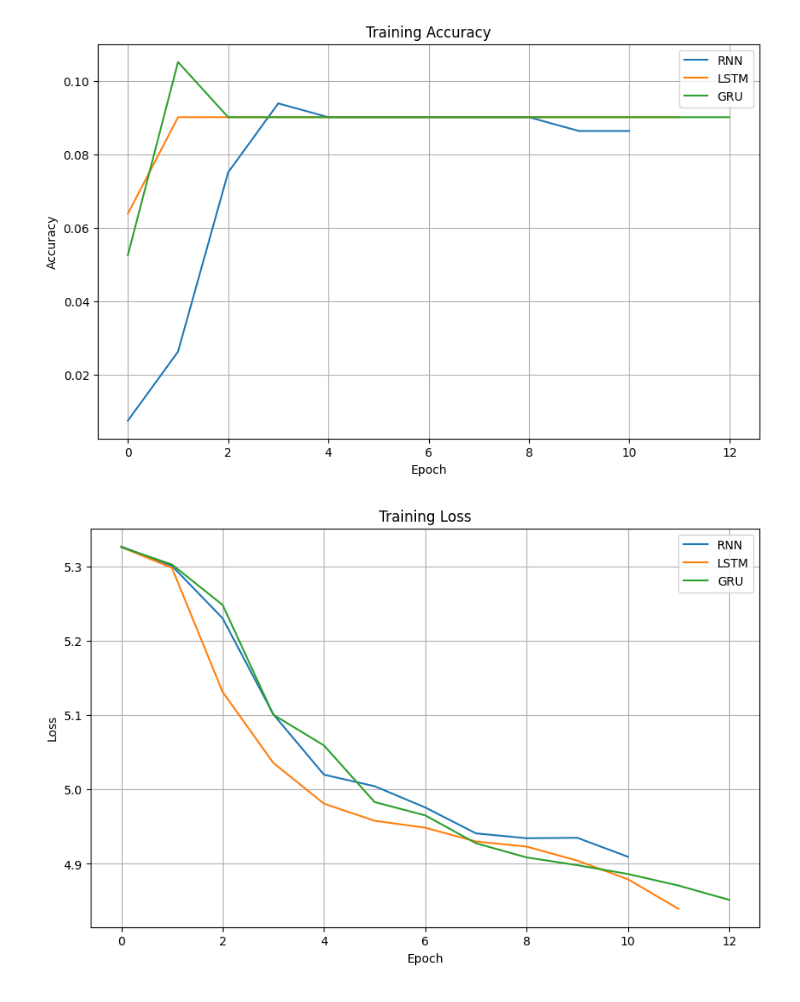
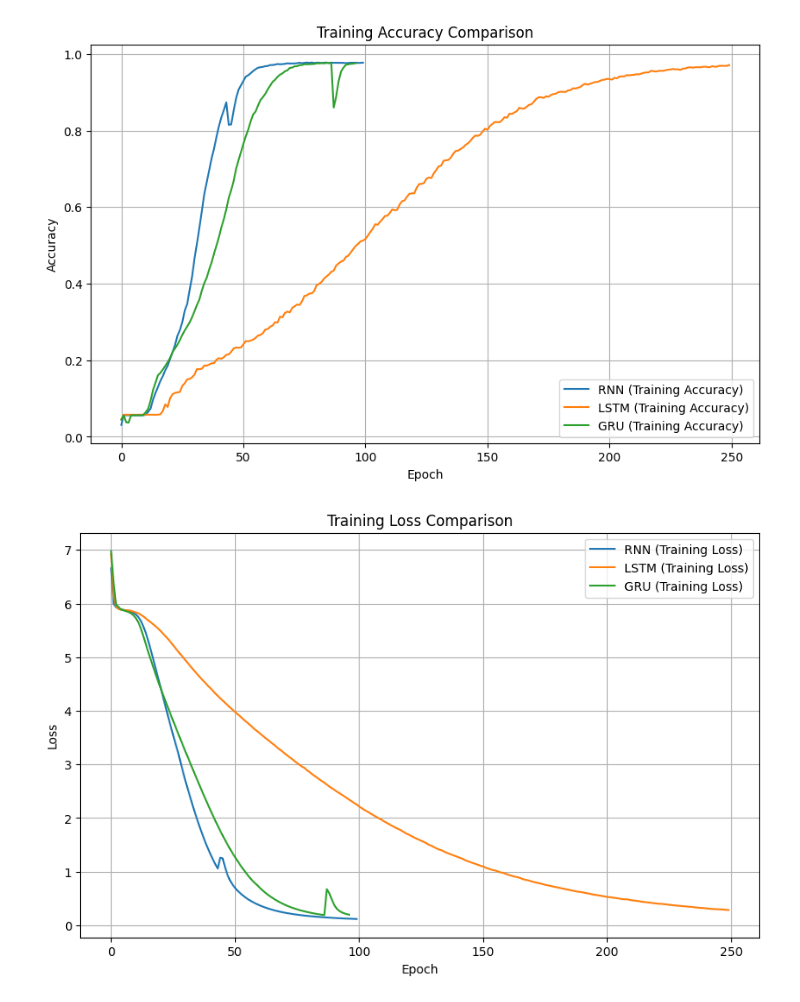
Before and after one commit to Soham-Rao/E2E-DL-RL-Internship, a Jupyter notebook: week2/day8/seq2seq.ipynb, the cells around one changed output. Saved outputs shown, nothing was run; the diff lists cells and outputs as text; code cells hidden in the pictures.

```diff
--- a/week2/day8/seq2seq.ipynb
+++ b/week2/day8/seq2seq.ipynb
@@ -22,16 +23,16 @@ data = re.sub(r'[^a-zA-Z\s]', '', data.lower())
 # %%
 tokenizer = Tokenizer()
 tokenizer.fit_on_texts([data])
-total_words = len(tokenizer.word_index) + 1
+total = len(tokenizer.word_index) + 1
 
 input_sequences = []
 for line in data.split('\n'):
     token_list = tokenizer.texts_to_sequences([line])[0]
     for i in range(1, len(token_list)):
-        n_gram = token_list[:i+1]
-        input_sequences.append(n_gram)
+        n_gram_seq = token_list[:i+1]
+        input_sequences.append(n_gram_seq)
 
-max_len = max(len(seq) for seq in input_sequences)
+max_len = max(len(x) for x in input_sequences)
 input_sequences = pad_sequences(input_sequences, maxlen=max_len, padding='pre')
 xs, labels = input_sequences[:, :-1], input_sequences[:, -1]
-ys = to_categorical(labels, num_classes=total_words)
+ys = to_categorical(labels, num_classes=total)
@@ -124,0 +56,3 @@ GRU Accuracy: 0.09459459781646729
+# %%
+rnn_model = create_model('RNN')
+rnn_history = rnn_model.fit(xs, ys, epochs = 100, callbacks = [es], verbose=1, batch_size=512)
@@ -124,0 +77,3 @@ GRU Accuracy: 0.09459459781646729
+# %%
+lstm_model = create_model('LSTM')
+lstm_history = lstm_model.fit(xs, ys, epochs = 250, callbacks = [es], verbose=1, validation_split=0.1, batch_size=512)
@@ -124,0 +98,3 @@ GRU Accuracy: 0.09459459781646729
+# %%
+gru_model = create_model('GRU')
+gru_history = gru_model.fit(xs, ys, epochs = 250, callbacks = [es], verbose=1, batch_size=512)
@@ -125,27 +164,60 @@ GRU Accuracy: 0.09459459781646729
 # %%
-# Plot accuracy
+import matplotlib.pyplot as plt
+
 plt.figure(figsize=(10, 6))
-plt.plot(history_rnn.history['accuracy'], label='RNN')
-plt.plot(history_lstm.history['accuracy'], label='LSTM')
-plt.plot(history_gru.history['accuracy'], label='GRU')
-plt.title("Training Accuracy")
+
+plt.plot(rnn_history.history['accuracy'], label = 'RNN (Training Accuracy)')
+plt.plot(lstm_history.history['accuracy'], label = 'LSTM (Training Accuracy)')
+plt.plot(gru_history.history['accuracy'], label = 'GRU (Training Accuracy)')
+
+plt.title("Training Accuracy Comparison")
 plt.xlabel("Epoch")
 plt.ylabel("Accuracy")
 plt.legend()
 plt.grid(True)
 plt.show()
 
-# Plot loss
 plt.figure(figsize=(10, 6))
-plt.plot(history_rnn.history['loss'], label='RNN')
-plt.plot(history_lstm.history['loss'], label='LSTM')
-plt.plot(history_gru.history['loss'], label='GRU')
-plt.title("Training Loss")
+
+plt.plot(rnn_history.history['loss'], label = 'RNN (Training Loss)')
+plt.plot(lstm_history.history['loss'], label = 'LSTM (Training Loss)')
+plt.plot(gru_history.history['loss'], label = 'GRU (Training Loss)')
+
+plt.title("Training Loss Comparison")
 plt.xlabel("Epoch")
 plt.ylabel("Loss")
 plt.legend()
 plt.grid(True)
 plt.show()
+
+
+if 'val_accuracy' in rnn_history.history and 'val_accuracy' in lstm_history.history and 'val_accuracy' in gru_history.history:
+    plt.figure(figsize=(10, 6))
+
+    plt.plot(rnn_history.history['val_accuracy'], label = 'RNN (Validation Accuracy)')
+    plt.plot(lstm_history.history['val_accuracy'], label = 'LSTM (Validation Accuracy)')
+    plt.plot(gru_history.history['val_accuracy'], label = 'GRU (Validation Accuracy)')
+
+    plt.title("Validation Accuracy Comparison")
+    plt.xlabel("Epoch")
+    plt.ylabel("Accuracy")
+    plt.legend()
+    plt.grid(True)
+    plt.show()
+
+if 'val_loss' in rnn_history.history and 'val_loss' in lstm_history.history and 'val_loss' in gru_history.history:
+    plt.figure(figsize=(10, 6))
+
+    plt.plot(rnn_history.history['val_loss'], label = 'RNN (Validation Loss)')
+    plt.plot(lstm_history.history['val_loss'], label = 'LSTM (Validation Loss)')
+    plt.plot(gru_history.history['val_loss'], label = 'GRU (Validation Loss)')
+
+    plt.title("Validation Loss Comparison")
+    plt.xlabel("Epoch")
+    plt.ylabel("Loss")
+    plt.legend()
+    plt.grid(True)
+    plt.show()
 # %% [output]
-[figure, old version]
+[figure, new version]
-[figure, old version]
+[figure, new version]
```
Also changed, not shown: parts of 14 cells of this notebook.
